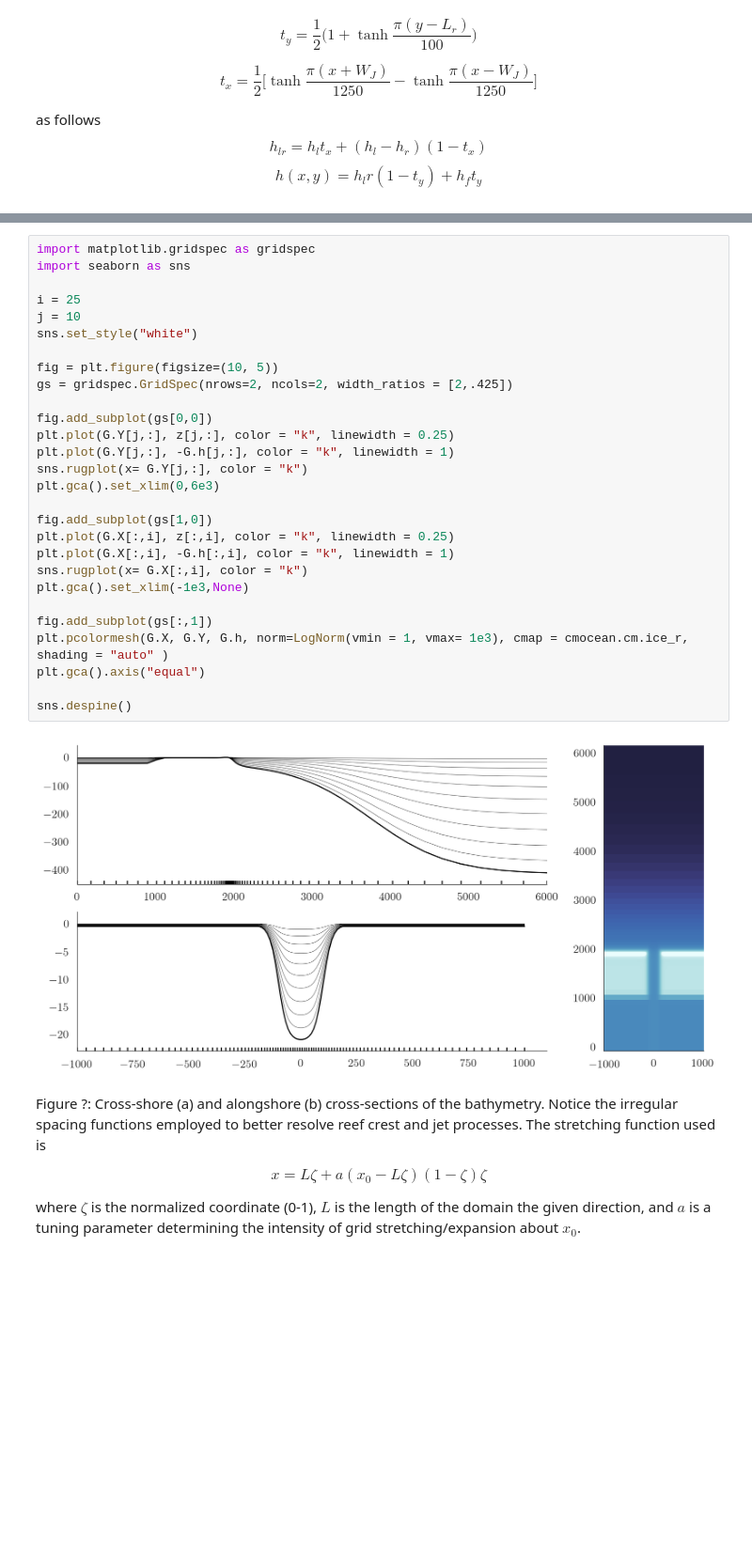
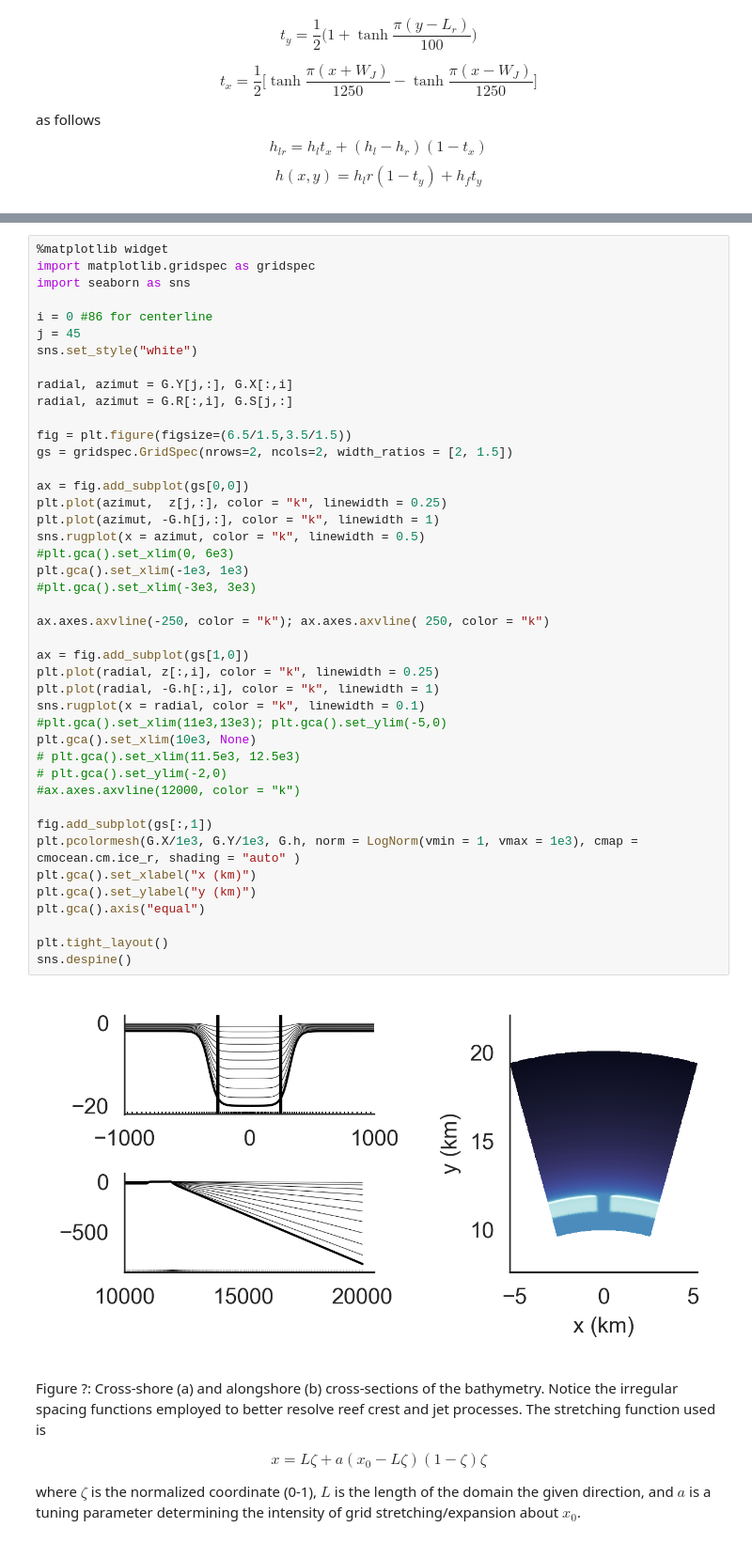
Before and after one commit to wingtorres/annulus, a Jupyter notebook: grid/ann_grid_analytic.ipynb, the cells around one changed output, grey strips where cells are left out. Shown at 94% size. Cells and saved outputs as stored; diff of their text form; blank space fills up the shorter version.

Commit message:
updated grid code. attempt at tiling correctly

```diff
--- a/grid/ann_grid_analytic.ipynb
+++ b/grid/ann_grid_analytic.ipynb
@@ -163,33 +293,48 @@ Maximum rx0-value = 0.6299838259628456
 # %%
+%matplotlib widget
 import matplotlib.gridspec as gridspec
 import seaborn as sns
 
-i = 25
-j = 10
+i = 0 #86 for centerline
+j = 45
 sns.set_style("white")
 
-fig = plt.figure(figsize=(10, 5))
-gs = gridspec.GridSpec(nrows=2, ncols=2, width_ratios = [2,.425])
+radial, azimut = G.Y[j,:], G.X[:,i]
+radial, azimut = G.R[:,i], G.S[j,:]
 
-fig.add_subplot(gs[0,0])
-plt.plot(G.Y[j,:], z[j,:], color = "k", linewidth = 0.25)
-plt.plot(G.Y[j,:], -G.h[j,:], color = "k", linewidth = 1)
-sns.rugplot(x= G.Y[j,:], color = "k")
-plt.gca().set_xlim(0,6e3)
+fig = plt.figure(figsize=(6.5/1.5,3.5/1.5))
+gs = gridspec.GridSpec(nrows=2, ncols=2, width_ratios = [2, 1.5])
 
-fig.add_subplot(gs[1,0])
-plt.plot(G.X[:,i], z[:,i], color = "k", linewidth = 0.25)
-plt.plot(G.X[:,i], -G.h[:,i], color = "k", linewidth = 1)
-sns.rugplot(x= G.X[:,i], color = "k")
-plt.gca().set_xlim(-1e3,None)
+ax = fig.add_subplot(gs[0,0])
+plt.plot(azimut,  z[j,:], color = "k", linewidth = 0.25)
+plt.plot(azimut, -G.h[j,:], color = "k", linewidth = 1)
+sns.rugplot(x = azimut, color = "k", linewidth = 0.5)
+#plt.gca().set_xlim(0, 6e3)
+plt.gca().set_xlim(-1e3, 1e3)
+#plt.gca().set_xlim(-3e3, 3e3)
+
+ax.axes.axvline(-250, color = "k"); ax.axes.axvline( 250, color = "k")
+
+ax = fig.add_subplot(gs[1,0])
+plt.plot(radial, z[:,i], color = "k", linewidth = 0.25)
+plt.plot(radial, -G.h[:,i], color = "k", linewidth = 1)
+sns.rugplot(x = radial, color = "k", linewidth = 0.1)
+#plt.gca().set_xlim(11e3,13e3); plt.gca().set_ylim(-5,0)
+plt.gca().set_xlim(10e3, None)
+# plt.gca().set_xlim(11.5e3, 12.5e3)
+# plt.gca().set_ylim(-2,0)
+#ax.axes.axvline(12000, color = "k")
 
 fig.add_subplot(gs[:,1])
-plt.pcolormesh(G.X, G.Y, G.h, norm=LogNorm(vmin = 1, vmax= 1e3), cmap = cmocean.cm.ice_r, shading = "auto" )
+plt.pcolormesh(G.X/1e3, G.Y/1e3, G.h, norm = LogNorm(vmin = 1, vmax = 1e3), cmap = cmocean.cm.ice_r, shading = "auto" )
+plt.gca().set_xlabel("x (km)")
+plt.gca().set_ylabel("y (km)")
 plt.gca().axis("equal")
 
+plt.tight_layout()
 sns.despine()
 # %% [output]
-[figure, old version]
+[figure, new version]
 # %% [markdown]
 Figure ?: Cross-shore (a) and alongshore (b) cross-sections of the bathymetry. Notice the irregular spacing functions employed to better resolve reef crest and jet processes. The stretching function used is
 
```
Also changed, not shown: parts of 24 cells of this notebook.
